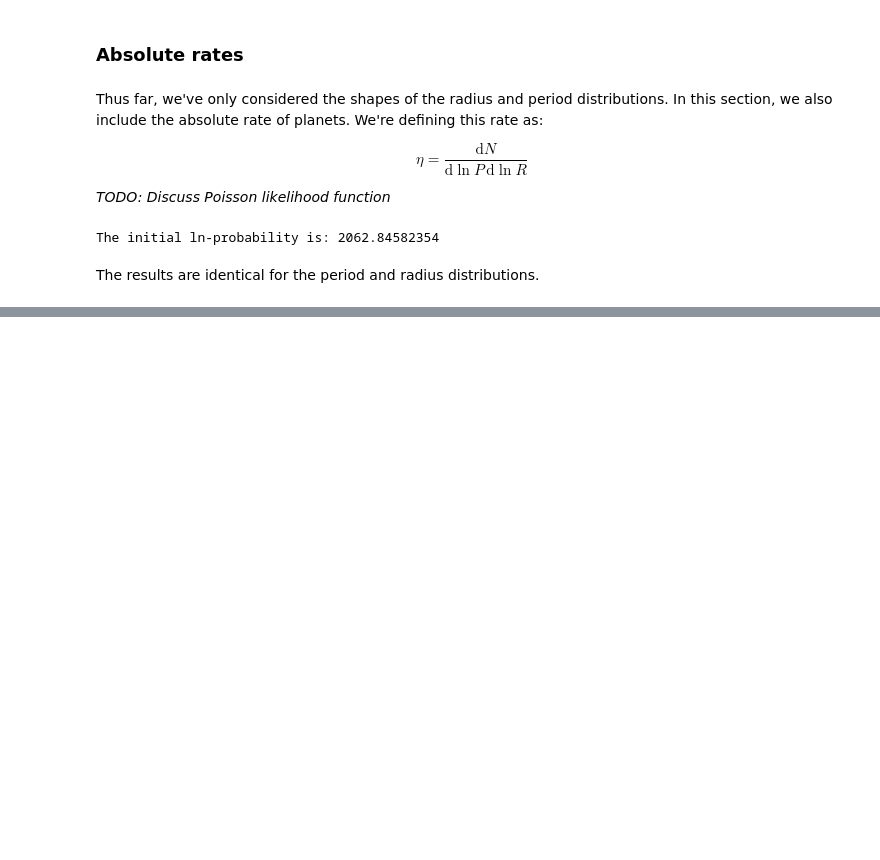
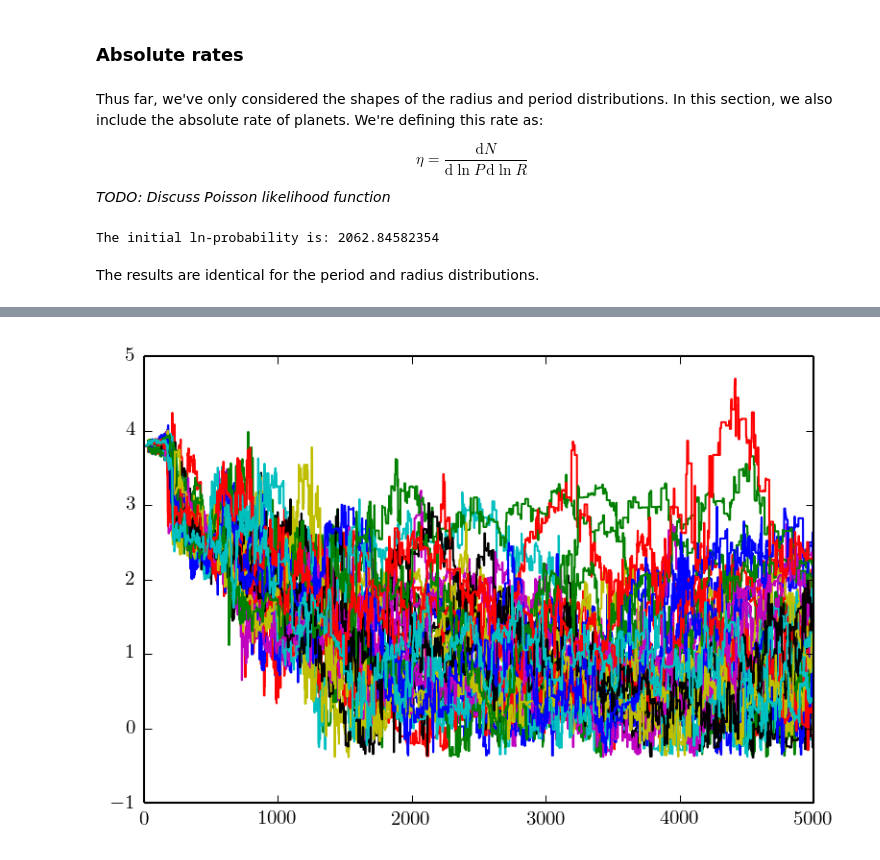
Before and after one commit to dfm/exopop, a Jupyter notebook: Demo.ipynb, the cells around one changed output, grey strips where cells are left out. Cells and saved outputs as stored; diff of their text form; code cells hidden in the pictures; blank space fills up the shorter version.

```diff
--- a/Demo.ipynb
+++ b/Demo.ipynb
@@ -194,0 +259,4 @@ population1.plot(samples2[np.random.randint(len(samples2), size=24)], title="pos
+# %%
+pl.plot(sampler3.chain[:, :, 3].T);
+# %% [output]
+[figure, added]
```
Also changed, not shown: parts of 18 cells of this notebook.
